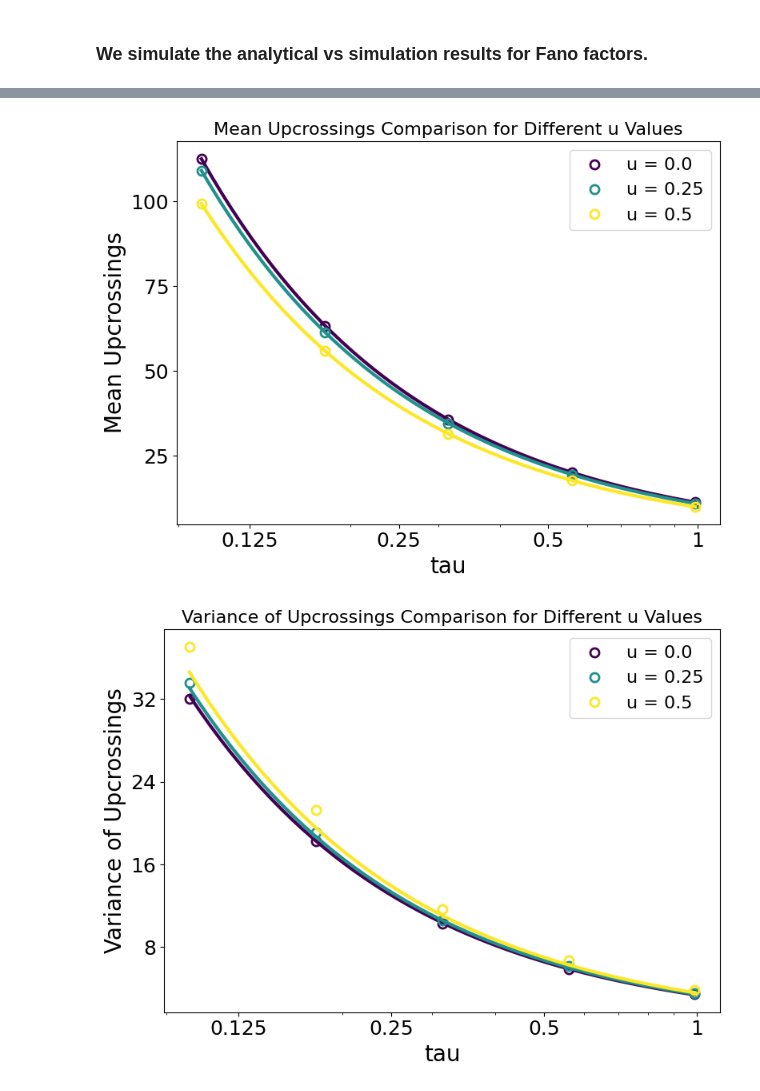
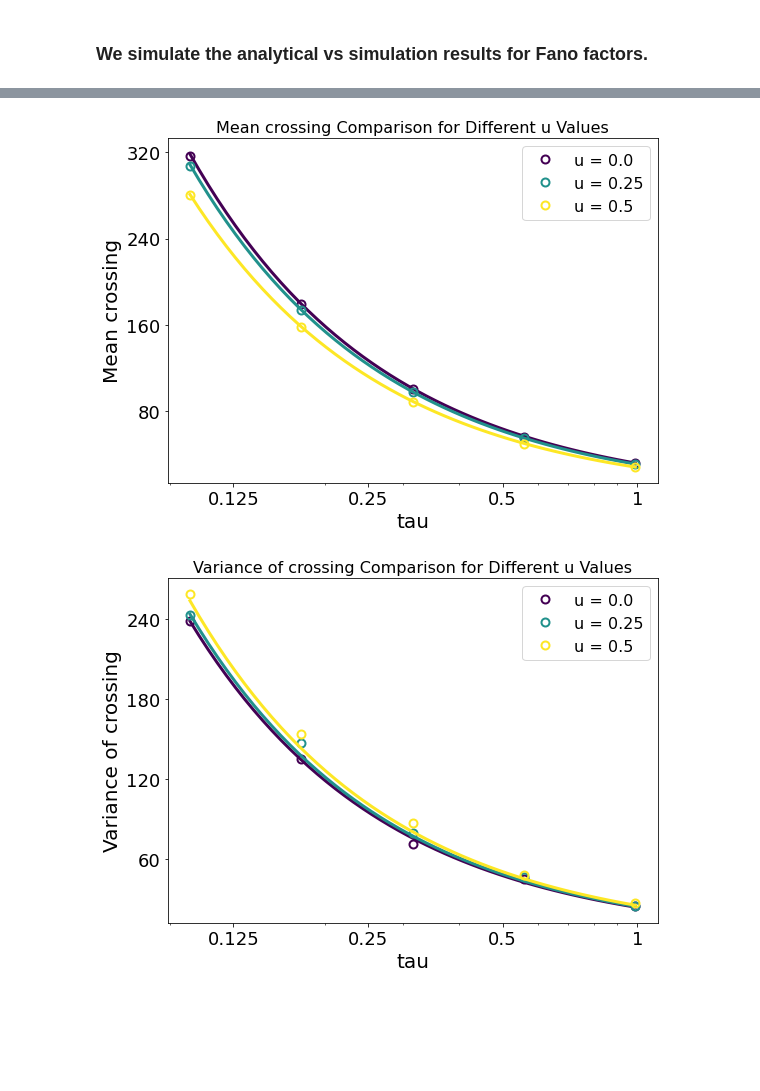
Before and after one commit to shivangrawat/gaussian-crossings, a Jupyter notebook: examples/rational_quadratic/theory_simulation_upcrossings.ipynb, the cells around one changed output, grey strips where cells are left out. Drawn from its saved outputs; the diff is of its cells as text; code cells hidden in the pictures; blank space fills up the shorter version.

```diff
--- a/examples/rational_quadratic/theory_simulation_upcrossings.ipynb
+++ b/examples/rational_quadratic/theory_simulation_upcrossings.ipynb
@@ -100,7 +114,7 @@ Fano factor (variance/mean): 0.4524
 ### We simulate the analytical vs simulation results for Fano factors.
 # %%
 # which process to use
-r_func = process.r_squared_exp
+r_func = process.r_rational_quadratic
 
 # define the parameters of the model
 T = 100.0                # Total simulation time.
@@ -136,13 +150,13 @@ for u in u_list:
         params['tau'] = tau_val
 
         # Create GaussianUpCrossingsDimless instance with current parameters.
-        gaussian_up = formula.GaussianUpCrossingsDimless(r_func=r_func, u=u, **params)
+        model = ModelClass(r_func=r_func, u=u, **params)
 
         # Compute analytical quantities.
-        mean_vals.append(gaussian_up.upcrossing_mean(T, u=u).item())
-        variance_vals.append(gaussian_up.upcrossing_variance(T, u=u).item())
-        # fano_vals.append(gaussian_up.upcrossing_fano_factor(T, u=u).item())
-        fano_vals.append(gaussian_up.upcrossing_fano_factor_CLT(u=u).item())
+        mean_vals.append(getattr(model, mean_method)(T, u=u).item())
+        variance_vals.append(getattr(model, variance_method)(T, u=u).item())
+        fano_vals.append(getattr(model, fano_method)(T, u=u).item())
+        # fano_vals.append(getattr(model, fano_method_CLT)(u=u).item())
 
     # Convert lists to torch tensors.
     analytical_results[u] = {
@@ -155,7 +169,7 @@ for u in u_list:
 # Compute simulation results (using FFT simulations) and store in dictionary.
 # --------------------------------------------------
 # Define simulation-specific parameters.
-n_trials = 20000  # Number of simulation trials.
+n_trials = 2000  # Number of simulation trials.
 
 # Define the tau values.
 num_points_tau_sim = 5
@@ -172,21 +186,20 @@ for tau in tqdm(tau_vals_sim, desc="Simulating over tau values"):
 
     # Create an array to store upcrossings counts for each trial and each threshold.
     # The second dimension corresponds to each threshold in u_list.
-    upcrossings_counts = np.zeros((n_trials, len(u_list)))
+    counts = np.zeros((n_trials, len(u_list)))
 
     for trial in tqdm(range(n_trials), desc="Trials", leave=False):
         # Generate one sample path using FFT-based simulation.
         t, x = utils.simulate_gaussian_process_fft(r_func, T, dt, **params)
 
-        # Compute upcrossings counts for all thresholds in one call.
-        # Assuming count_upcrossings now supports a list of thresholds.
-        counts = utils.count_upcrossings(x, threshold=u_list)  # returns a list of counts
+        # Compute counts for all thresholds in one call
+        count = count_method(x, threshold=u_list)  # returns a list of counts
 
-        upcrossings_counts[trial, :] = counts
+        counts[trial, :] = count
 
     # Compute simulation statistics for each threshold.
-    sim_mean = np.mean(upcrossings_counts, axis=0)
-    sim_var = np.var(upcrossings_counts, axis=0)
+    sim_mean = np.mean(counts, axis=0)
+    sim_var = np.var(counts, axis=0)
     # Compute Fano factor while avoiding division by zero.
     sim_fano = np.divide(sim_var, sim_mean, out=np.full_like(sim_var, np.nan), where=(sim_mean != 0))
 
@@ -246,5 +259,5 @@ plt.show()
 # %%
-# Plot mean upcrossings comparison for different u values
+# Plot mean comparison for different u values
 fig, ax = plt.subplots(figsize=(8, 6))
 
 colors = plt.cm.viridis(np.linspace(0, 1, len(u_list)))  # Generate distinct colors
@@ -260,9 +273,9 @@ for u, color in zip(u_list, colors):
     ax.plot(tau_vals_sim.numpy(), simulation_mean, marker='o', markersize=8, linestyle='None',
             color=color, markerfacecolor='none', markeredgewidth=2, label=f"u = {u}")
 
-ax.set_title("Mean Upcrossings Comparison for Different u Values", fontsize=16)
+ax.set_title(f"Mean {crossing_type} Comparison for Different u Values", fontsize=16)
 ax.set_xlabel("tau", fontsize=20)
-ax.set_ylabel("Mean Upcrossings", fontsize=20)
+ax.set_ylabel(f"Mean {crossing_type}", fontsize=20)
 ax.set_xscale('log')
 ax.tick_params(axis='both', which='major', labelsize=18)
 ax.xaxis.set_major_formatter(FuncFormatter(lambda x, pos: f"{x:g}"))
@@ -272,35 +285,35 @@ ax.legend(fontsize=16)
 plt.tight_layout()
 plt.show()
 # %% [output]
-[figure, old version]
+[figure, new version]
 # %%
-# Plot variance of upcrossings comparison for different u values
+# Plot variance of comparison for different u values
 fig, ax = plt.subplots(figsize=(8, 6))
 
 for u, color in zip(u_list, colors):
     analytical_variance = analytical_results[u]['variance'].numpy()
     simulation_variance = simulation_results[u]['variance'].numpy()
 
     # Plot the analytical curve with a thicker solid line.
     ax.plot(tau_vals.numpy(), analytical_variance, linewidth=3, linestyle='-', color=color, label='_nolegend_')
 
     # Plot the simulation results as open circles in the same color.
     ax.plot(tau_vals_sim.numpy(), simulation_variance, marker='o', markersize=8, linestyle='None',
             color=color, markerfacecolor='none', markeredgewidth=2, label=f"u = {u}")
 
-ax.set_title("Variance of Upcrossings Comparison for Different u Values", fontsize=16)
+ax.set_title(f"Variance of {crossing_type} Comparison for Different u Values", fontsize=16)
 ax.set_xlabel("tau", fontsize=20)
-ax.set_ylabel("Variance of Upcrossings", fontsize=20)
+ax.set_ylabel(f"Variance of {crossing_type}", fontsize=20)
 ax.set_xscale('log')
 ax.tick_params(axis='both', which='major', labelsize=18)
 ax.xaxis.set_major_formatter(FuncFormatter(lambda x, pos: f"{x:g}"))
 ax.xaxis.set_major_locator(LogLocator(base=2.0, numticks=5))
 ax.yaxis.set_major_locator(MaxNLocator(5))
 ax.legend(fontsize=16)
 plt.tight_layout()
 plt.show()
 # %% [output]
-[figure, old version]
+[figure, new version]
 # %%
 import numpy as np
 import matplotlib.pyplot as plt
```
Also changed, not shown: parts of 7 cells of this notebook, 9 other files.
